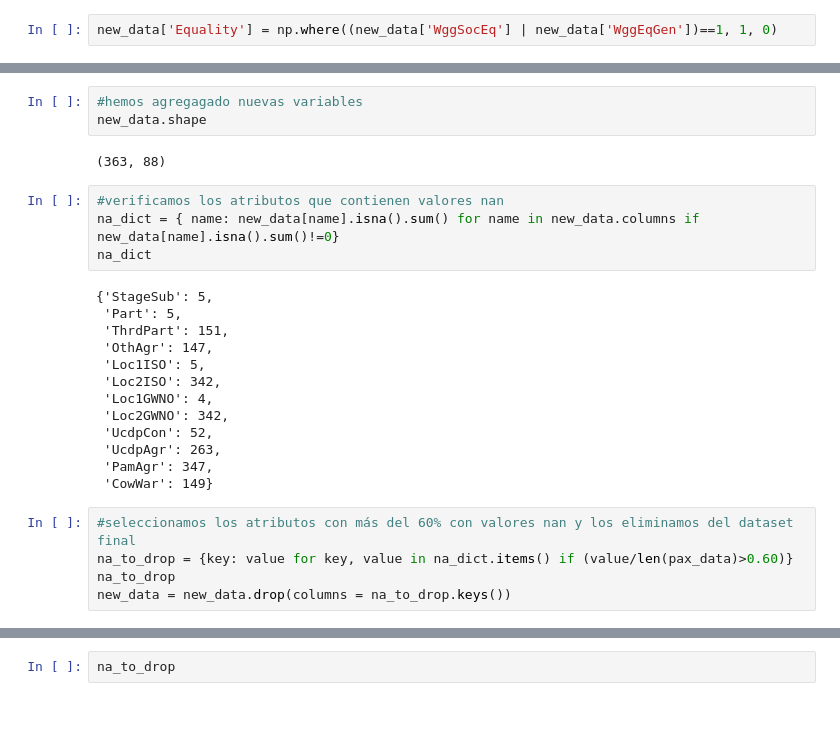
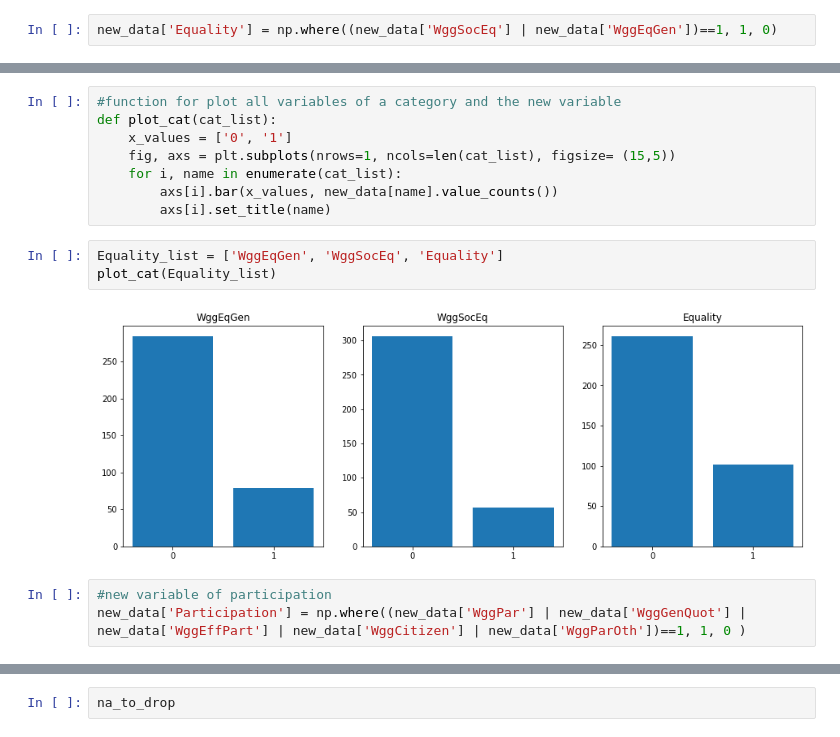
Before and after one commit to aliescont/peaceagreements, a Jupyter notebook: PEC2.ipynb, the cells around one changed output, grey strips where cells are left out. Cells and saved outputs as stored; diff of their text form.

```diff
--- a/PEC2.ipynb
+++ b/PEC2.ipynb
@@ -180,27 +48,16 @@ for i, name in enumerate(imp_list):
-# %%
-#hemos agregagado nuevas variables
-new_data.shape
-# %% [output]
-(363, 88)
-# %%
-#verificamos los atributos que contienen valores nan
-na_dict = { name: new_data[name].isna().sum() for name in new_data.columns if new_data[name].isna().sum()!=0}
-na_dict
-# %% [output]
-{'StageSub': 5,
- 'Part': 5,
- 'ThrdPart': 151,
- 'OthAgr': 147,
- 'Loc1ISO': 5,
- 'Loc2ISO': 342,
- 'Loc1GWNO': 4,
- 'Loc2GWNO': 342,
- 'UcdpCon': 52,
- 'UcdpAgr': 263,
- 'PamAgr': 347,
- 'CowWar': 149}
-# %%
-#seleccionamos los atributos con más del 60% con valores nan y los eliminamos del dataset final
-na_to_drop = {key: value for key, value in na_dict.items() if (value/len(pax_data)>0.60)}
-na_to_drop
-new_data = new_data.drop(columns = na_to_drop.keys())
+# %%
+#function for plot all variables of a category and the new variable
+def plot_cat(cat_list):
+    x_values = ['0', '1']
+    fig, axs = plt.subplots(nrows=1, ncols=len(cat_list), figsize= (15,5))
+    for i, name in enumerate(cat_list):
+        axs[i].bar(x_values, new_data[name].value_counts())
+        axs[i].set_title(name)
+# %%
+Equality_list = ['WggEqGen', 'WggSocEq', 'Equality']
+plot_cat(Equality_list)
+# %% [output]
+[figure, added]
+# %%
+#new variable of participation
+new_data['Participation'] = np.where((new_data['WggPar'] | new_data['WggGenQuot'] | new_data['WggEffPart'] | new_data['WggCitizen'] | new_data['WggParOth'])==1, 1, 0 )
```
Also changed, not shown: parts of 65 cells of this notebook.
